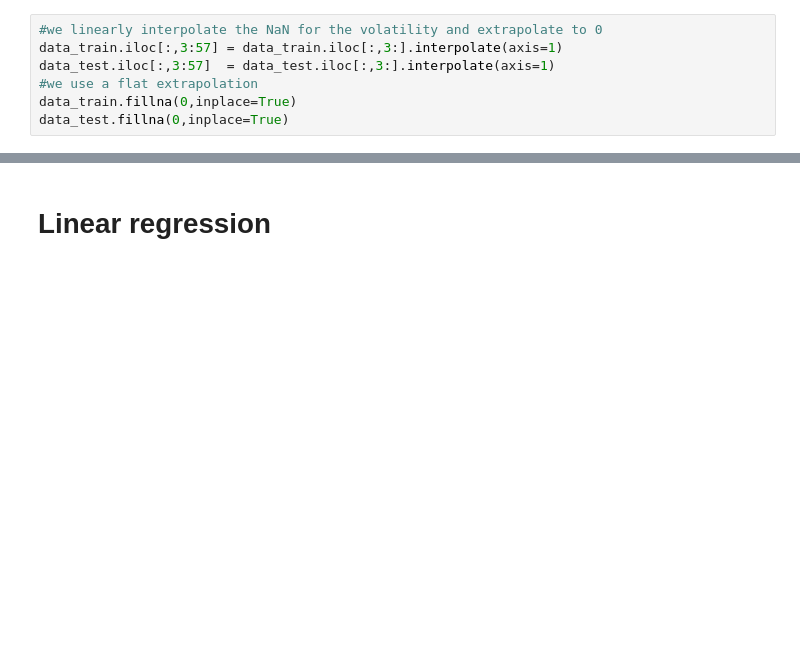
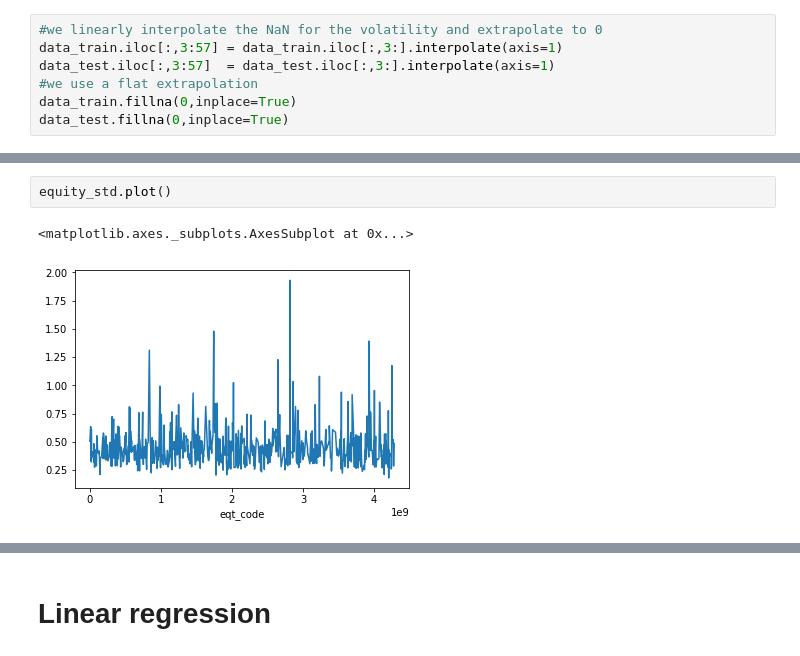
Before and after one commit to jeorme/rapportRCP209, a Jupyter notebook: vol_project.ipynb, the cells around one changed output, grey strips where cells are left out. Cells and saved outputs as stored; diff of their text form; blank space fills up the shorter version.

```diff
--- a/vol_project.ipynb
+++ b/vol_project.ipynb
@@ -82,0 +84,5 @@ X_train,X_test,y_train,y_test = train_test_split(data_train_clean,y_train,test_s
+# %%
+equity_std.plot()
+# %% [output]
+<matplotlib.axes._subplots.AxesSubplot at 0x...>
+[figure, added]
```
Also changed, not shown: parts of 44 cells of this notebook, 1 other file.
